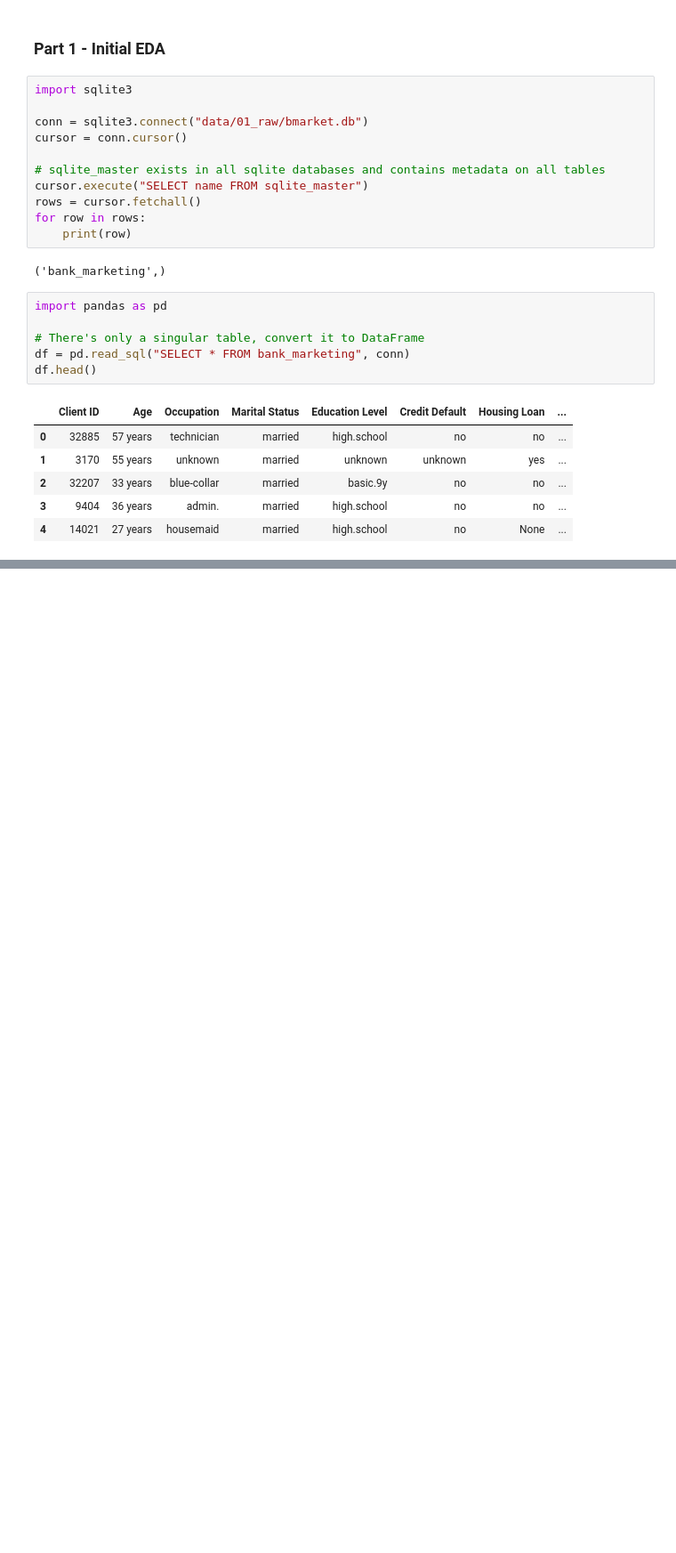
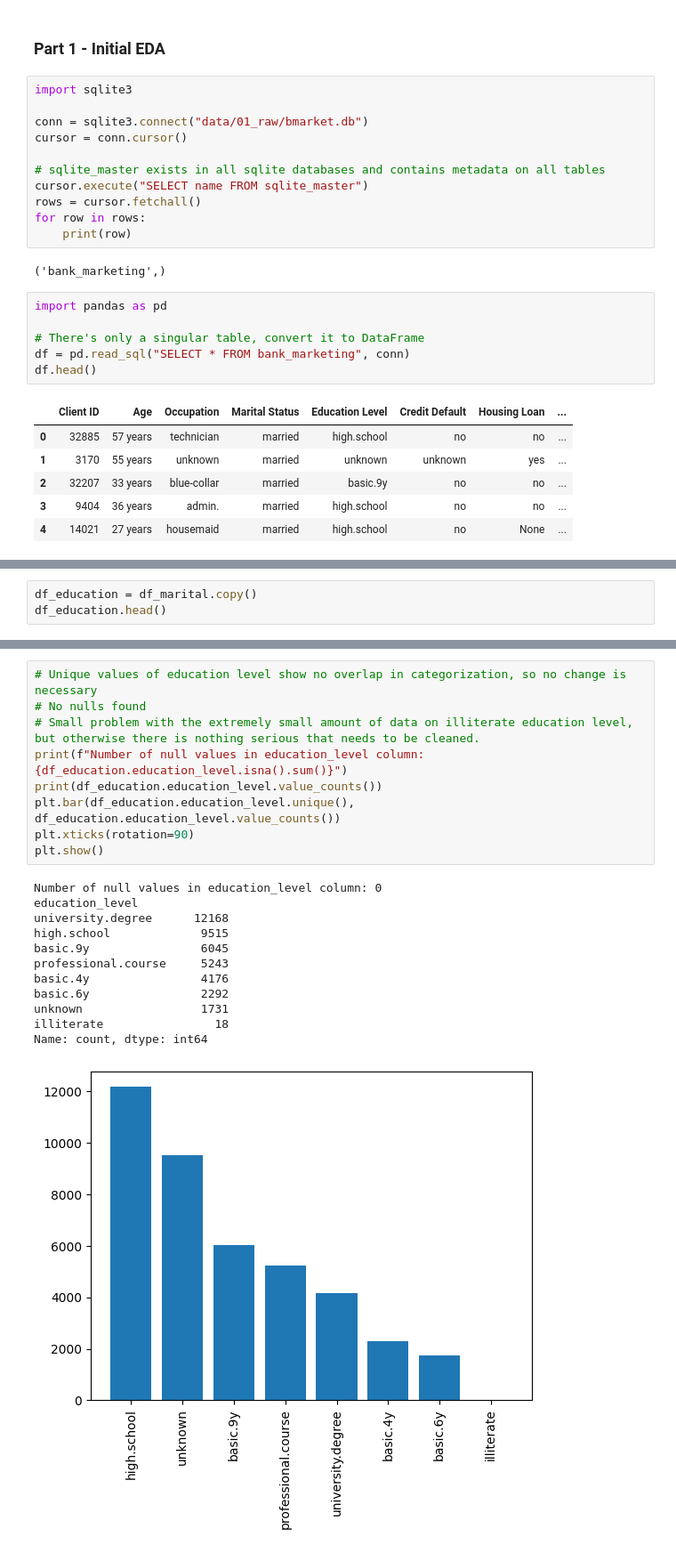
Before and after one commit to mysticshirou/EGT309-TeamJunHoe, a Jupyter notebook: eda.ipynb, the cells around one changed output, grey strips where cells are left out. Shown: that part at 89% size. Drawn from its saved outputs; the diff is of its cells as text; blank space fills up the shorter version.

```diff
--- a/eda.ipynb
+++ b/eda.ipynb
@@ -30,0 +159,3 @@ df.head()
+# %%
+df_education = df_marital.copy()
+df_education.head()
@@ -30,0 +169,22 @@ df.head()
+# %%
+# Unique values of education level show no overlap in categorization, so no change is necessary
+# No nulls found
+# Small problem with the extremely small amount of data on illiterate education level, but otherwise there is nothing serious that needs to be cleaned.
+print(f"Number of null values in education_level column: {df_education.education_level.isna().sum()}")
+print(df_education.education_level.value_counts())
+plt.bar(df_education.education_level.unique(), df_education.education_level.value_counts())
+plt.xticks(rotation=90)
+plt.show()
+# %% [output]
+Number of null values in education_level column: 0
+education_level
+university.degree      12168
+high.school             9515
+basic.9y                6045
+professional.course     5243
+basic.4y                4176
+basic.6y                2292
+unknown                 1731
+illiterate                18
+Name: count, dtype: int64
+[figure, added]
```
Also changed, not shown: parts of 32 cells of this notebook, 1 other file.
